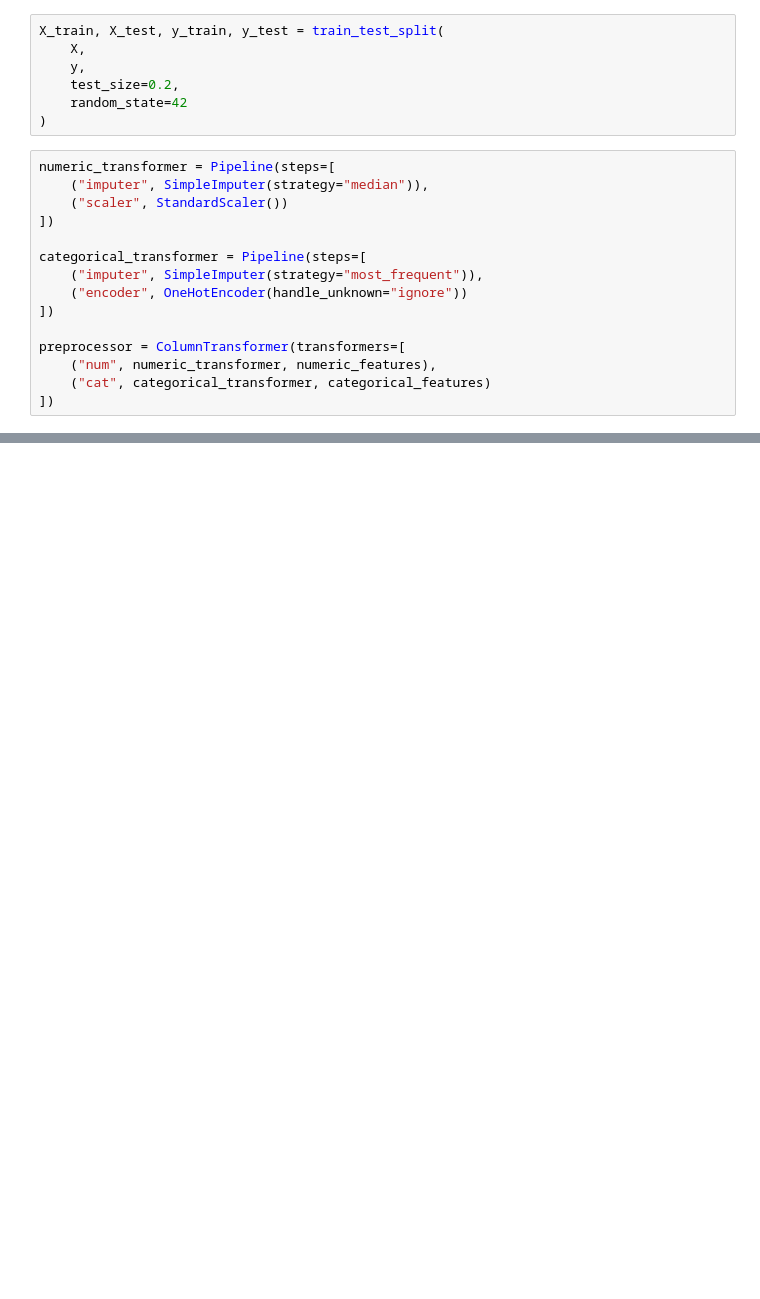
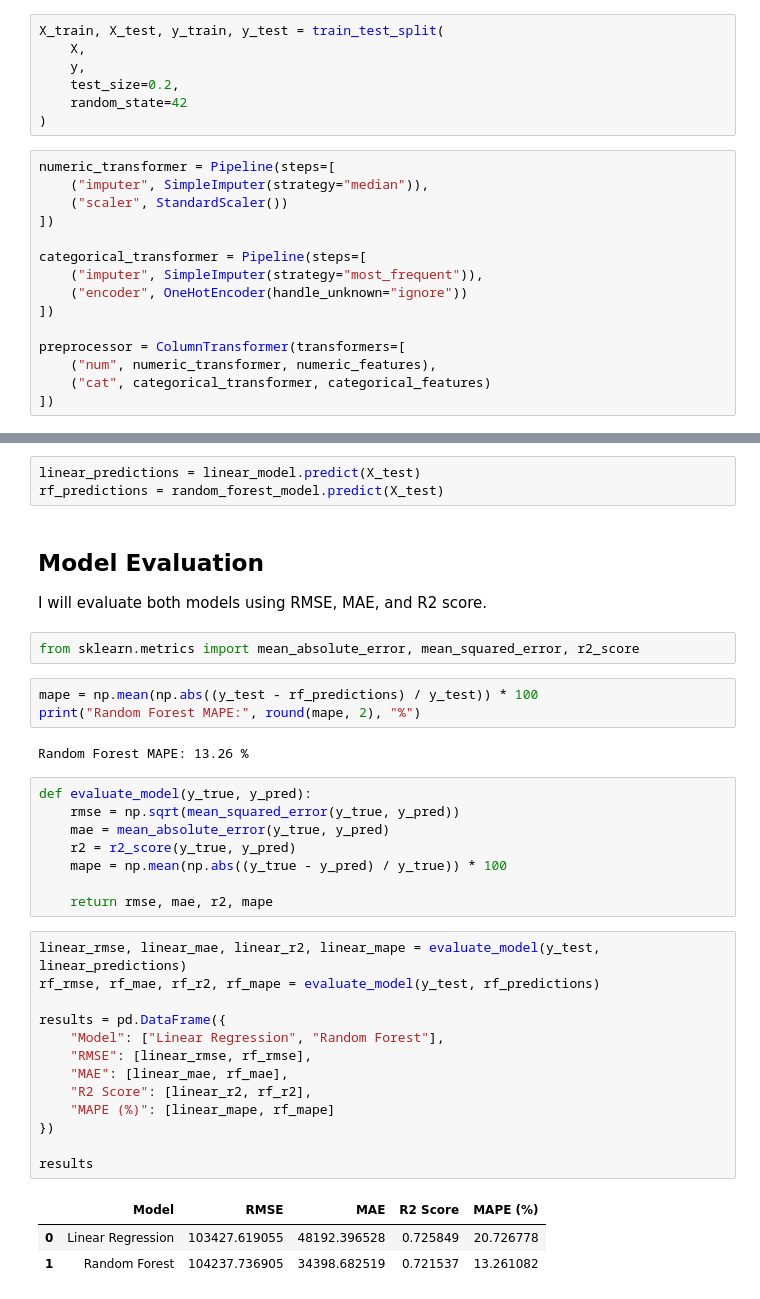
Before and after one commit to akshin777mansurov/house-price-prediction, a Jupyter notebook: House_Price_Prediction.ipynb, the cells around one changed output, grey strips where cells are left out. Drawn from its saved outputs; the diff is of its cells as text; blank space fills up the shorter version.

```diff
--- a/House_Price_Prediction.ipynb
+++ b/House_Price_Prediction.ipynb
@@ -524,0 +553,39 @@ preprocessor = ColumnTransformer(transformers=[
+# %%
+linear_predictions = linear_model.predict(X_test)
+rf_predictions = random_forest_model.predict(X_test)
+# %% [markdown]
+## Model Evaluation
+
+I will evaluate both models using RMSE, MAE, and R2 score.
+# %%
+from sklearn.metrics import mean_absolute_error, mean_squared_error, r2_score
+# %%
+mape = np.mean(np.abs((y_test - rf_predictions) / y_test)) * 100
+print("Random Forest MAPE:", round(mape, 2), "%")
+# %% [output]
+Random Forest MAPE: 13.26 %
+# %%
+def evaluate_model(y_true, y_pred):
+    rmse = np.sqrt(mean_squared_error(y_true, y_pred))
+    mae = mean_absolute_error(y_true, y_pred)
+    r2 = r2_score(y_true, y_pred)
+    mape = np.mean(np.abs((y_true - y_pred) / y_true)) * 100
+
+    return rmse, mae, r2, mape
+# %%
+linear_rmse, linear_mae, linear_r2, linear_mape = evaluate_model(y_test, linear_predictions)
+rf_rmse, rf_mae, rf_r2, rf_mape = evaluate_model(y_test, rf_predictions)
+
+results = pd.DataFrame({
+    "Model": ["Linear Regression", "Random Forest"],
+    "RMSE": [linear_rmse, rf_rmse],
+    "MAE": [linear_mae, rf_mae],
+    "R2 Score": [linear_r2, rf_r2],
+    "MAPE (%)": [linear_mape, rf_mape]
+})
+
+results
+# %% [output]
+|  | Model | RMSE | MAE | R2 Score | MAPE (%) |
+| 0 | Linear Regression | 103427.619055 | 48192.396528 | 0.725849 | 20.726778 |
+| 1 | Random Forest | 104237.736905 | 34398.682519 | 0.721537 | 13.261082 |
```
Also changed, not shown: parts of 7 cells of this notebook.
